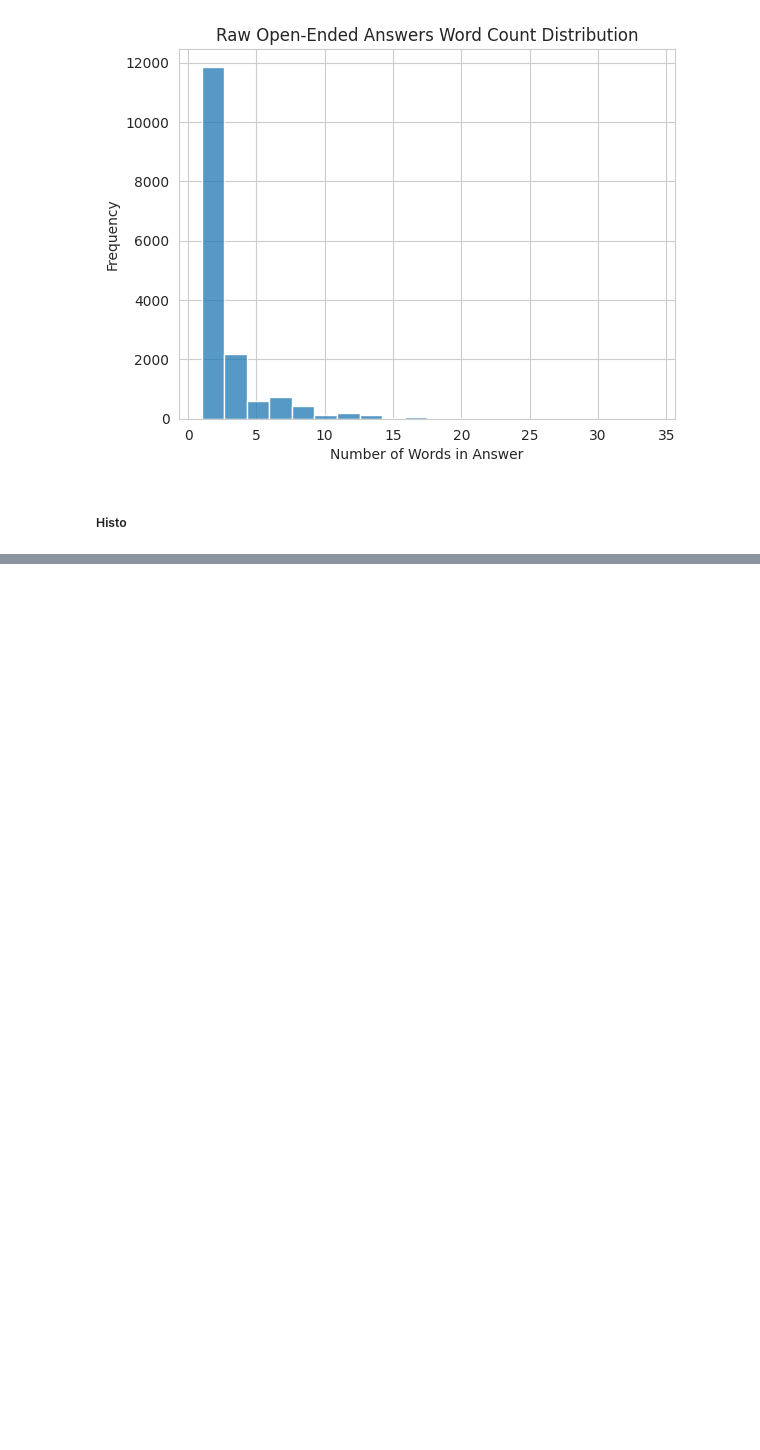
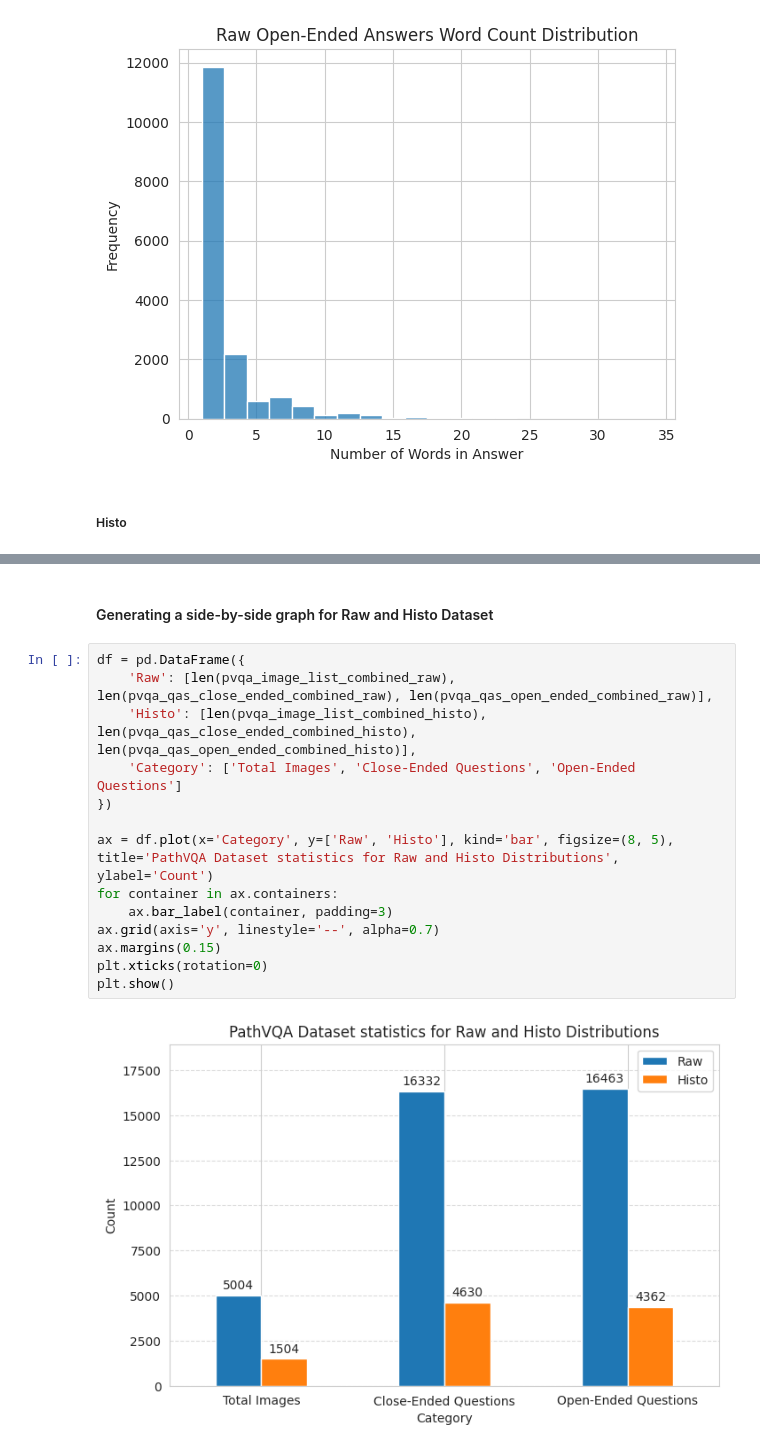
Before and after one commit to embedded-robotics/path-open-data, a Jupyter notebook: pathvqa_raw_data_analysis.ipynb, the cells around one changed output, grey strips where cells are left out. Drawn from its saved outputs; the diff is of its cells as text; blank space fills up the shorter version.

Commit message:
Added all the dataset

```diff
--- a/pathvqa_raw_data_analysis.ipynb
+++ b/pathvqa_raw_data_analysis.ipynb
@@ -321,3 +319,21 @@ plt.ylabel('Frequency')
 plt.show()
 # %% [output]
 [figure]
+# %% [markdown]
+#### Generating a side-by-side graph for Raw and Histo Dataset
+# %%
+df = pd.DataFrame({
+    'Raw': [len(pvqa_image_list_combined_raw), len(pvqa_qas_close_ended_combined_raw), len(pvqa_qas_open_ended_combined_raw)],
+    'Histo': [len(pvqa_image_list_combined_histo), len(pvqa_qas_close_ended_combined_histo), len(pvqa_qas_open_ended_combined_histo)],
+    'Category': ['Total Images', 'Close-Ended Questions', 'Open-Ended Questions']
+})
+
+ax = df.plot(x='Category', y=['Raw', 'Histo'], kind='bar', figsize=(8, 5), title='PathVQA Dataset statistics for Raw and Histo Distributions', ylabel='Count')
+for container in ax.containers:
+    ax.bar_label(container, padding=3)
+ax.grid(axis='y', linestyle='--', alpha=0.7)
+ax.margins(0.15)
+plt.xticks(rotation=0)
+plt.show()
+# %% [output]
+[figure, added]
```
Also changed, not shown: parts of 10 cells of this notebook.
